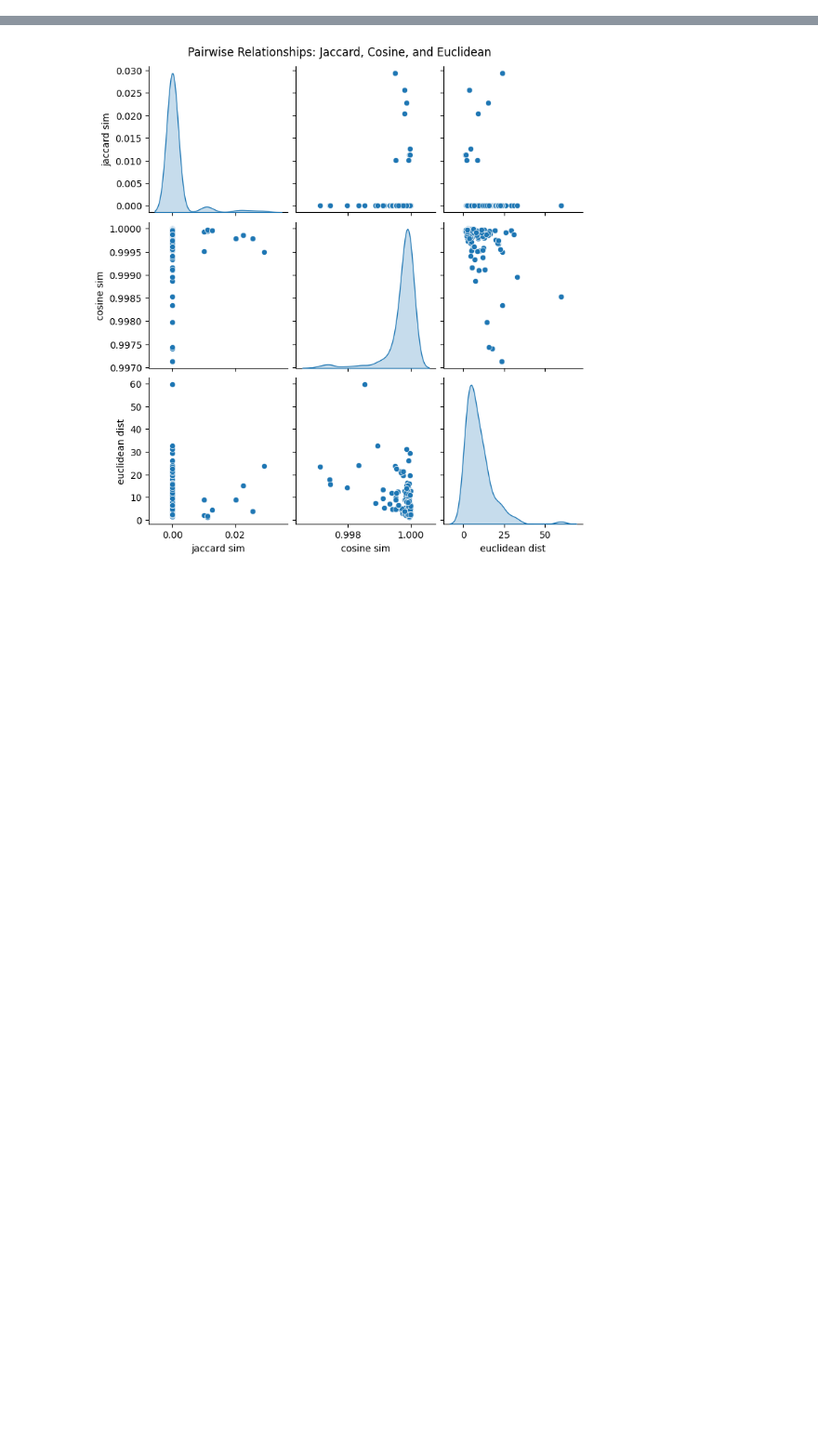
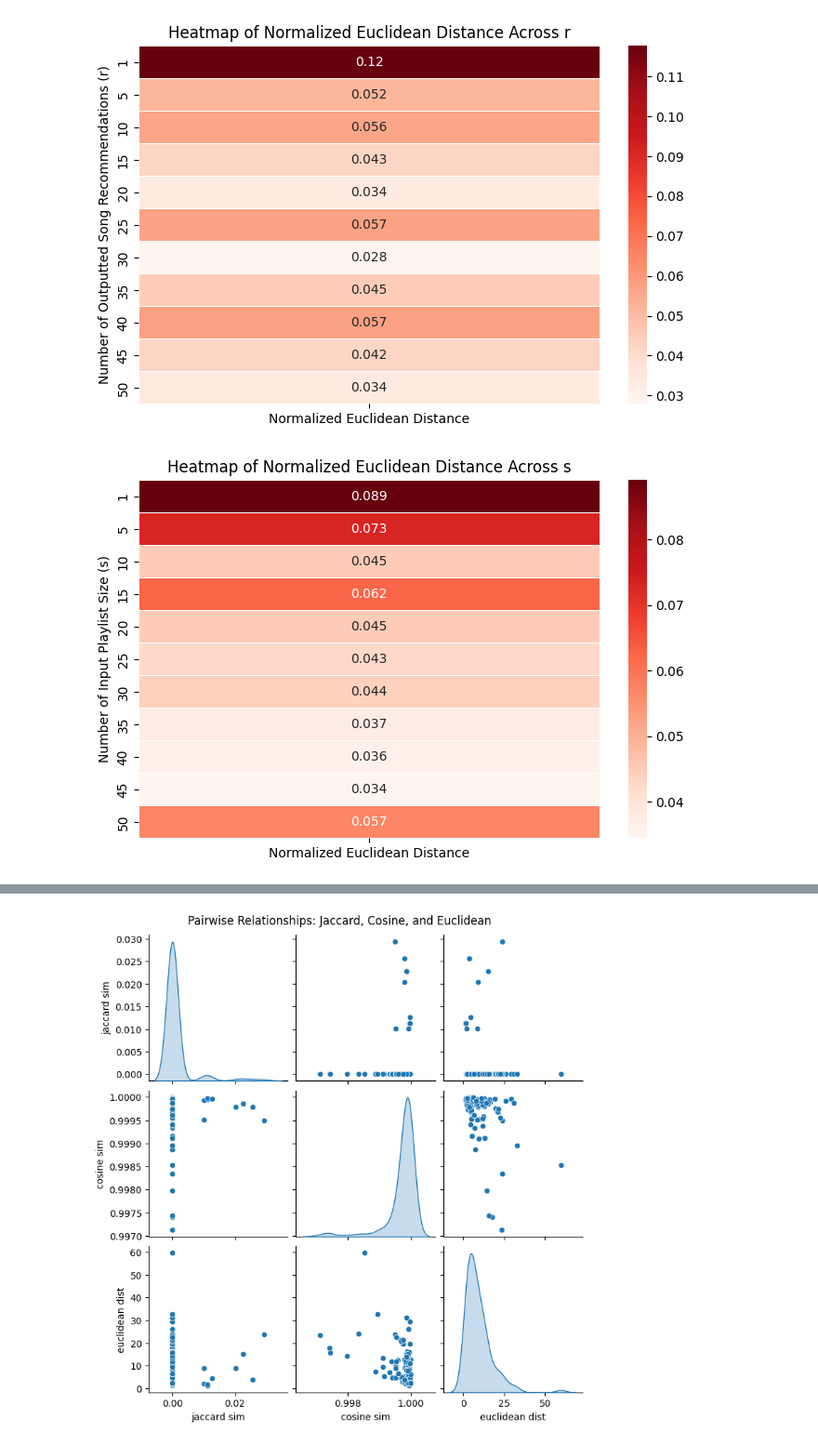
Before and after one commit to lilylogan/cs453_project, a Jupyter notebook: similarities_stats_visuals.ipynb, the cells around one changed output, grey strips where cells are left out. Shown: that part at 93% size. Cells and saved outputs as stored; diff of their text form; code cells hidden in the pictures; blank space fills up the shorter version.

```diff
--- a/similarities_stats_visuals.ipynb
+++ b/similarities_stats_visuals.ipynb
@@ -76,0 +74,75 @@ plt.show()
+# %%
+# Heatmap: Euclidean Distance Across r
+
+# Pivot table to structure data for a heatmap (average Euclidean distance for each r)
+heatmap_data = df.pivot_table(index="r", values="normalized euclidean dist", aggfunc=np.mean)
+
+# Create the heatmap
+plt.figure(figsize=(8, 5))
+ax = sns.heatmap(heatmap_data, cmap="Reds", annot=True, linewidths=0.5)
+
+# Remove the default x-axis label (the variable name)
+ax.set_xticklabels(["Normalized Euclidean Distance"])
+
+# Formatting the heatmap
+plt.ylabel("Number of Outputted Song Recommendations (r)")
+plt.title("Heatmap of Normalized Euclidean Distance Across r")
+plt.show()
+
+
+# Heatmap: Euclidean Distance Across s
+
+# Pivot table to structure data for a heatmap (average Euclidean distance for each r)
+heatmap_data = df.pivot_table(index="s", values="normalized euclidean dist", aggfunc=np.mean)
+
+# Create the heatmap
+plt.figure(figsize=(8, 5))
+ax = sns.heatmap(heatmap_data, cmap="Reds", annot=True, linewidths=0.5)
+
+# Remove the default x-axis label (the variable name)
+ax.set_xticklabels(["Normalized Euclidean Distance"])
+
+# Formatting the heatmap
+plt.ylabel("Number of Input Playlist Size (s)")
+plt.title("Heatmap of Normalized Euclidean Distance Across s")
+plt.show()
+
+
+
+
+# Heatmap: Cosine Across r
+
+# Pivot table to structure data for a heatmap (average Euclidean distance for each r)
+heatmap_data = df.pivot_table(index="r", values="cosine sim", aggfunc=np.mean)
+
+# Create the heatmap
+plt.figure(figsize=(8, 5))
+ax = sns.heatmap(heatmap_data, cmap="Reds", annot=True, linewidths=0.5)
+
+# Remove the default x-axis label (the variable name)
+ax.set_xticklabels(["Normalized Euclidean Distance"])
+
+# Formatting the heatmap
+plt.ylabel("Number of Input Playlist Size (s)")
+plt.title("Heatmap of Normalized Euclidean Distance Across s")
+plt.show()
+
+# Heatmap: Cosine Across r
+
+# Pivot table to structure data for a heatmap (average Euclidean distance for each r)
+heatmap_data = df.pivot_table(index="s", values="cosine sim", aggfunc=np.mean)
+
+# Create the heatmap
+plt.figure(figsize=(8, 5))
+ax = sns.heatmap(heatmap_data, cmap="Reds", annot=True, linewidths=0.5)
+
+# Remove the default x-axis label (the variable name)
+ax.set_xticklabels(["Normalized Euclidean Distance"])
+
+# Formatting the heatmap
+plt.ylabel("Number of Input Playlist Size (s)")
+plt.title("Heatmap of Normalized Euclidean Distance Across s")
+plt.show()
+# %% [output]
+[figure, added]
+[figure, added]
```
Also changed, not shown: parts of 9 cells of this notebook.
